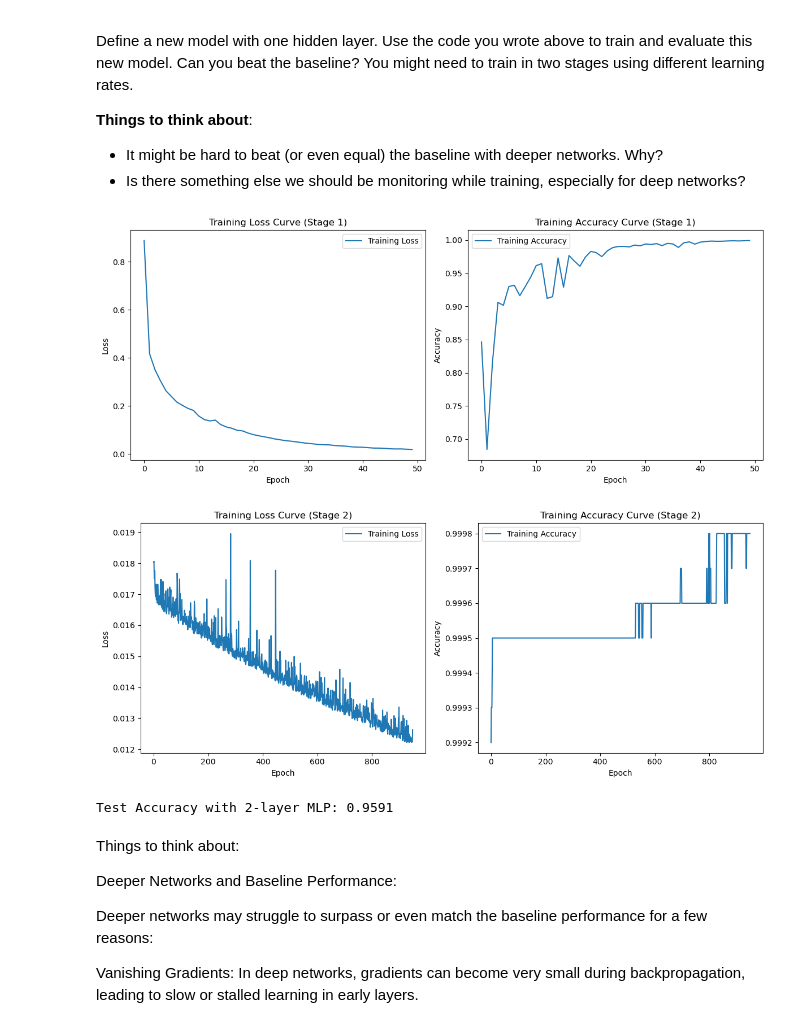
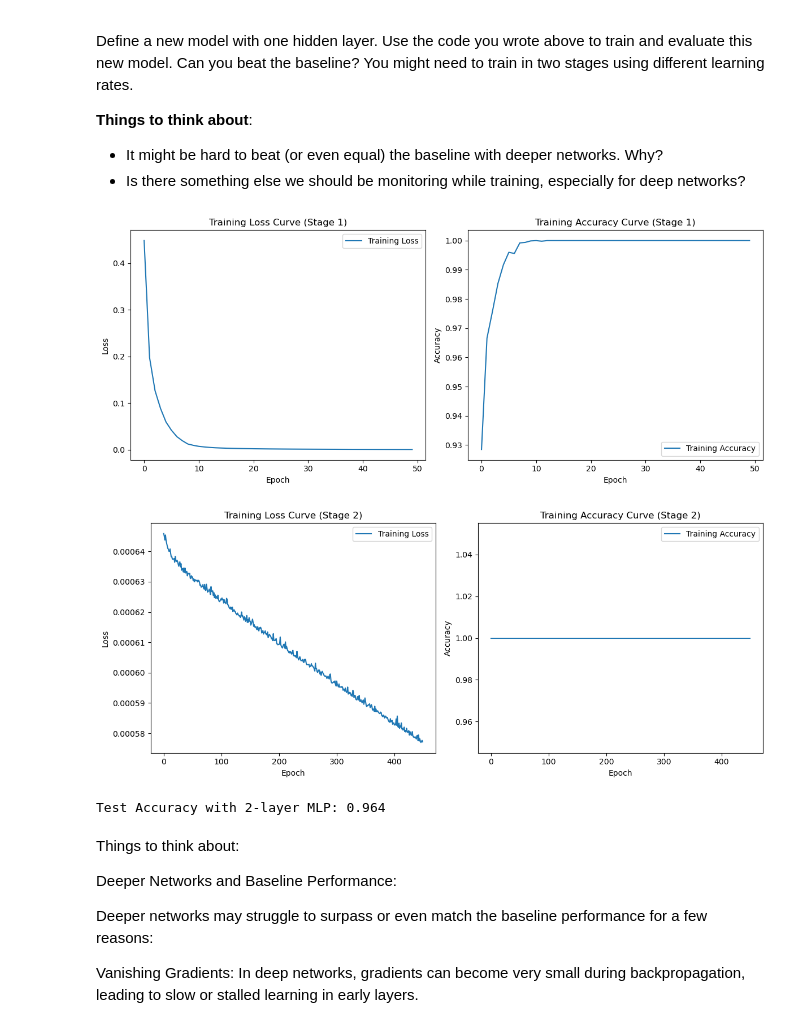
Before and after one commit to Pampaj7/FMLab, a Jupyter notebook: 4FML-Pampaloni-DeepLearning.ipynb, the cells around one changed output. Saved outputs shown, nothing was run; the diff lists cells and outputs as text; code cells hidden in the pictures.

```diff
--- a/4FML-Pampaloni-DeepLearning.ipynb
+++ b/4FML-Pampaloni-DeepLearning.ipynb
@@ -394,7 +394,7 @@ model = torch.nn.Sequential(
 )
 
 # Set the learning rate and number of epochs
-learning_rate = 0.00001
+learning_rate = 0.01
 num_epochs = 1000
 
 # Instantiate SGD optimizer
@@ -424,7 +424,7 @@ plt.show()
 
 # Evaluate the model on the test set
 raw_logits = model(Xs_test_2d)
-predictions = torch.argmax(F.softmax(raw_logits, dim=1), dim=1)
+predictions = torch.argmax(raw_logits, dim=1)
 
 print("Classification Report:")
 print(classification_report(ys_test, predictions))
@@ -651,38 +651,38 @@ def evaluate_model(model, dl_test, title):
     accuracy_test = torch.sum(predictions_test == ys_test).item() / len(ys_test)
 
     print(f"Test Accuracy with {title} MLP:", accuracy_test)
 
 # Instantiate the model
 model_2layer = create_model(input_size, hidden_size, output_size)
 
 # Set hyperparameters
 learning_rate_stage1 = 0.1
 learning_rate_stage2 = 0.001
-batch_size = 256
+batch_size = 32
 num_epochs_stage1 = 50
-num_epochs_stage2 = 950
+num_epochs_stage2 = 450
 
 # Instantiate SGD optimizer for stage 1
 optimizer_stage1 = optim.SGD(model_2layer.parameters(), lr=learning_rate_stage1)
 
 # Create a DataLoader for training data
 dl_train_2layer = DataLoader(TensorDataset(Xs_train_2d, ys_train_small), batch_size=batch_size, shuffle=True)
 
 # Training and evaluating stage 1
 model_2layer = train_and_evaluate(model_2layer, optimizer_stage1, dl_train_2layer, num_epochs_stage1, learning_rate_stage1, "Stage 1")
 
 # Instantiate SGD optimizer for stage 2
 optimizer_stage2 = optim.SGD(model_2layer.parameters(), lr=learning_rate_stage2)
 
 # Training and evaluating stage 2
 model_2layer = train_and_evaluate(model_2layer, optimizer_stage2, dl_train_2layer, num_epochs_stage2, learning_rate_stage2, "Stage 2")
 
 # Evaluate on the test set
 evaluate_model(model_2layer, dl_train_2layer, "2-layer")
 # %% [output]
-[figure, old version]
+[figure, new version]
-[figure, old version]
+[figure, new version]
-Test Accuracy with 2-layer MLP: 0.9591
+Test Accuracy with 2-layer MLP: 0.964
 # %% [markdown]
 Things to think about:
 
```
Also changed, not shown: parts of 5 cells of this notebook, 3 other files.
